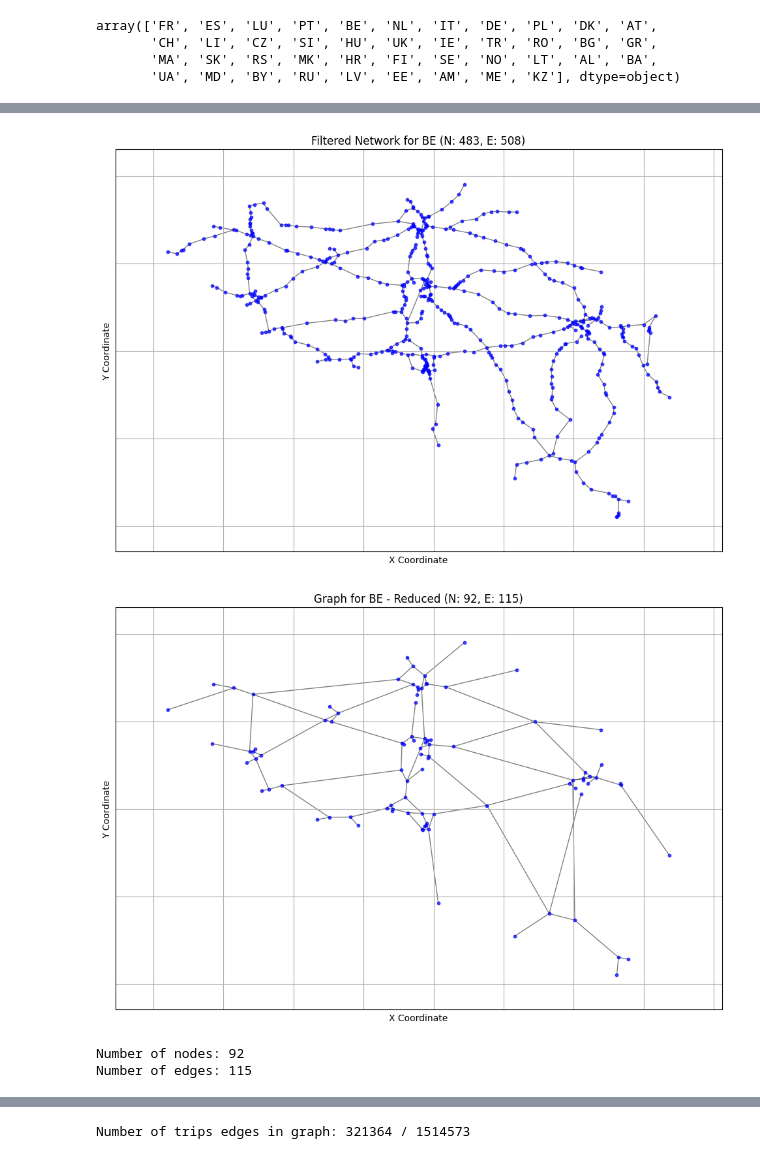
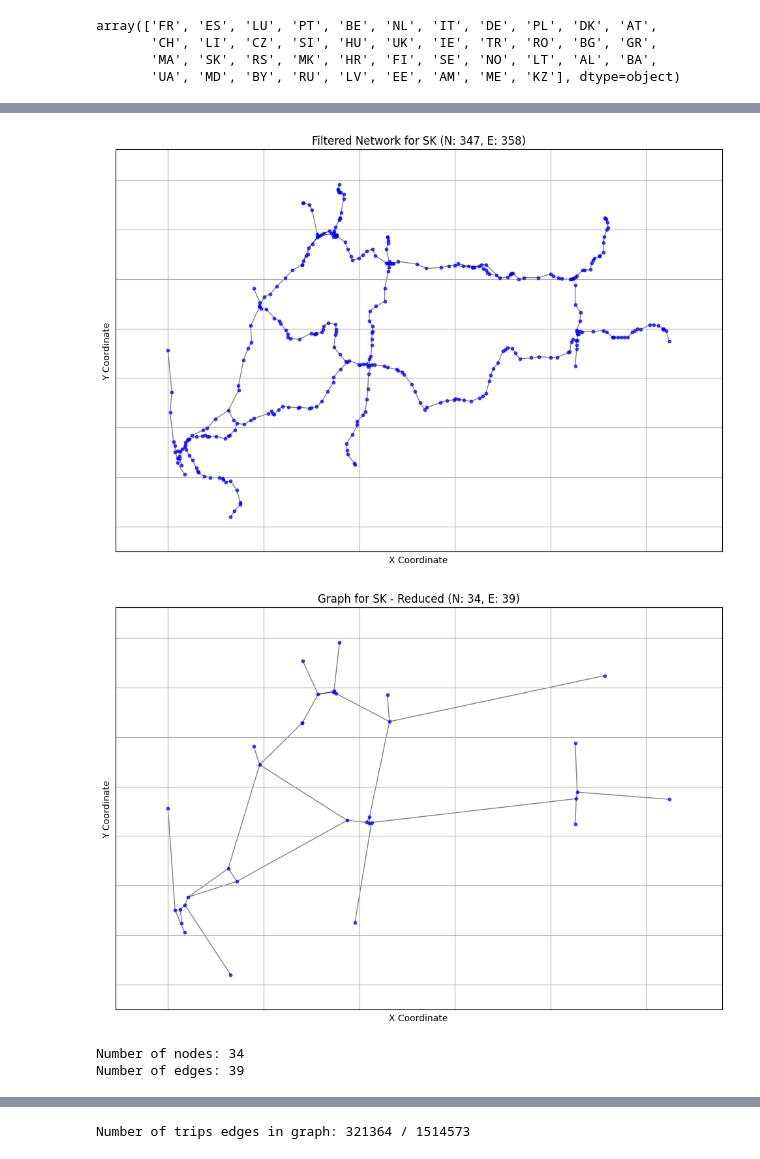
Before and after one commit to AI-for-Infrastructure-Management/imp-act, a Jupyter notebook: create_highway_network.ipynb, the cells around one changed output, grey strips where cells are left out. Drawn from its saved outputs; the diff is of its cells as text; code cells hidden in the pictures.

```diff
--- a/create_highway_network.ipynb
+++ b/create_highway_network.ipynb
@@ -27,5 +18,6 @@ Successfully installed lxml-5.1.0 networkx-3.2.1 numpy-1.26.3 pandas-2.1.4 pytz-
 Note: you may need to restart the kernel to use updated packages.
 # %%
+import os
 import pandas as pd
 import networkx as nx
 import matplotlib.pyplot as plt
@@ -47,6 +39,9 @@ for index, row in edges_df.iterrows():
 # Create a position dictionary from node coordinates
 pos = {row['Network_Node_ID']: (row['Network_Node_X'], row['Network_Node_Y']) for index, row in nodes_df.iterrows()}
 
+# Add position data for nodes to graph
+nx.set_node_attributes(G, pos, 'position')
+
 # Plotting the network
 plt.figure(figsize=(12, 8))
 nx.draw_networkx_nodes(G, pos, node_size=10, node_color='blue', alpha=0.7)
@@ -84,5 +86,5 @@ edges_df.head()
 # %%
-country = 'BE'
+country = 'SK'
 # %%
 # 2. Filtering for a Specific Country
 filtered_nodes = nodes_df[nodes_df['Country'] == country]
@@ -115,12 +117,12 @@ plt.ylabel('Y Coordinate')
 plt.grid(True)
 plt.show()
 # %% [output]
-[figure, old version]
+[figure, new version]
 # %%
 import yaml
 
 # 3. Iterative Reduction of Nodes
-def remove_nodes_and_merge_edges(graph):
+def remove_nodes_and_merge_edges(graph, cleanup=False):
     for edge in graph.edges():
         if 'original' not in graph.edges[edge]:
             graph.edges[edge]['original'] = True
@@ -186,40 +188,41 @@ def remove_nodes_and_merge_edges(graph):
             edge_info['Network_Node_B_ID'] = edge[1]
             new_edge_info.append(edge_info)
             id += 1
-        #del graph.edges[edge]['node_ids']
-        #del graph.edges[edge]['edge_ids']
+        if cleanup:
+            del graph.edges[edge]['node_ids']
+            del graph.edges[edge]['edge_ids']
 
     return graph, new_edge_info
 
 G_reduced, new_edge_info = remove_nodes_and_merge_edges(G_filtered.copy())
 
 # 4. Store the Results
 #nx.write_graphml_lxml(G_reduced, f'data/graph-{country}-reduced.graphml')
 
 # store new edge information as yaml
 with open(f'data/{country}new-edges-reduced.yaml', 'w') as file:
     yaml.dump(new_edge_info, file)
 
 # 5. Plot the Reduced Network
 plt.figure(figsize=(12, 8))
 nx.draw_networkx_nodes(G_reduced, pos_filtered, node_size=10, node_color='blue', alpha=0.7)
 nx.draw_networkx_edges(G_reduced, pos_filtered, alpha=0.5)
 
 no_nodes = len(G_reduced.nodes())
 no_edges = len(G_reduced.edges())
 
 plt.title(f'Graph for {country} - Reduced (N: {no_nodes}, E: {no_edges})')
 plt.xlabel('X Coordinate')
 plt.ylabel('Y Coordinate')
 plt.grid(True)
 plt.show()
 
 print(f'Number of nodes: {no_nodes}')
 print(f'Number of edges: {no_edges}')
 # %% [output]
-[figure, old version]
+[figure, new version]
-Number of nodes: 92
-Number of edges: 115
+Number of nodes: 34
+Number of edges: 39
 # %%
 threshold = 10
 # %%
```
Also changed, not shown: parts of 9 cells of this notebook.
